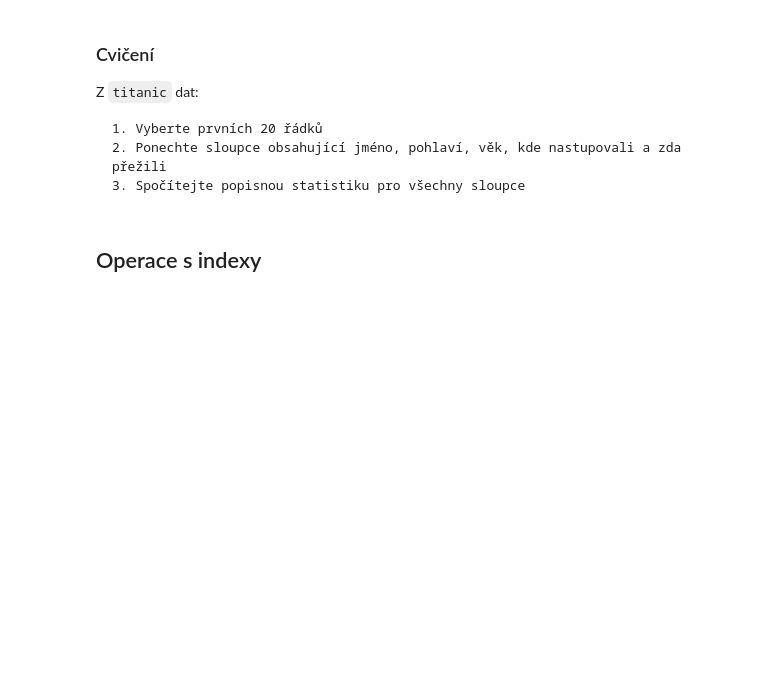
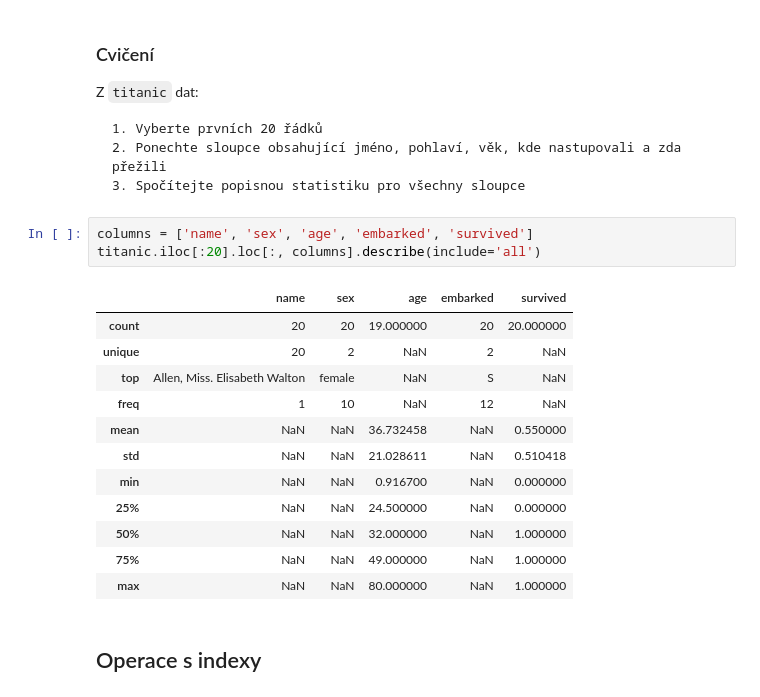
Before and after one commit to Krummhaus/zapisky_z_hodiny, a Jupyter notebook: 10_Python_pandas_pokracovani.ipynb, the cells around one changed output. Saved outputs shown, nothing was run; the diff lists cells and outputs as text; blank space fills up the shorter version.

```diff
--- a/10_Python_pandas_pokracovani.ipynb
+++ b/10_Python_pandas_pokracovani.ipynb
@@ -241,6 +338,22 @@ Z `titanic` dat:
     1. Vyberte prvních 20 řádků
     2. Ponechte sloupce obsahující jméno, pohlaví, věk, kde nastupovali a zda přežili
     3. Spočítejte popisnou statistiku pro všechny sloupce
+# %%
+columns = ['name', 'sex', 'age', 'embarked', 'survived']
+titanic.iloc[:20].loc[:, columns].describe(include='all')
+# %% [output]
+|  | name | sex | age | embarked | survived |
+| count | 20 | 20 | 19.000000 | 20 | 20.000000 |
+| unique | 20 | 2 | NaN | 2 | NaN |
+| top | Allen, Miss. Elisabeth Walton | female | NaN | S | NaN |
+| freq | 1 | 10 | NaN | 12 | NaN |
+| mean | NaN | NaN | 36.732458 | NaN | 0.550000 |
+| std | NaN | NaN | 21.028611 | NaN | 0.510418 |
+| min | NaN | NaN | 0.916700 | NaN | 0.000000 |
+| 25% | NaN | NaN | 24.500000 | NaN | 0.000000 |
+| 50% | NaN | NaN | 32.000000 | NaN | 1.000000 |
+| 75% | NaN | NaN | 49.000000 | NaN | 1.000000 |
+| max | NaN | NaN | 80.000000 | NaN | 1.000000 |
 # %% [markdown]
 ## Operace s indexy
 # %%
```
Also changed, not shown: parts of 19 cells of this notebook, 1 other file.
